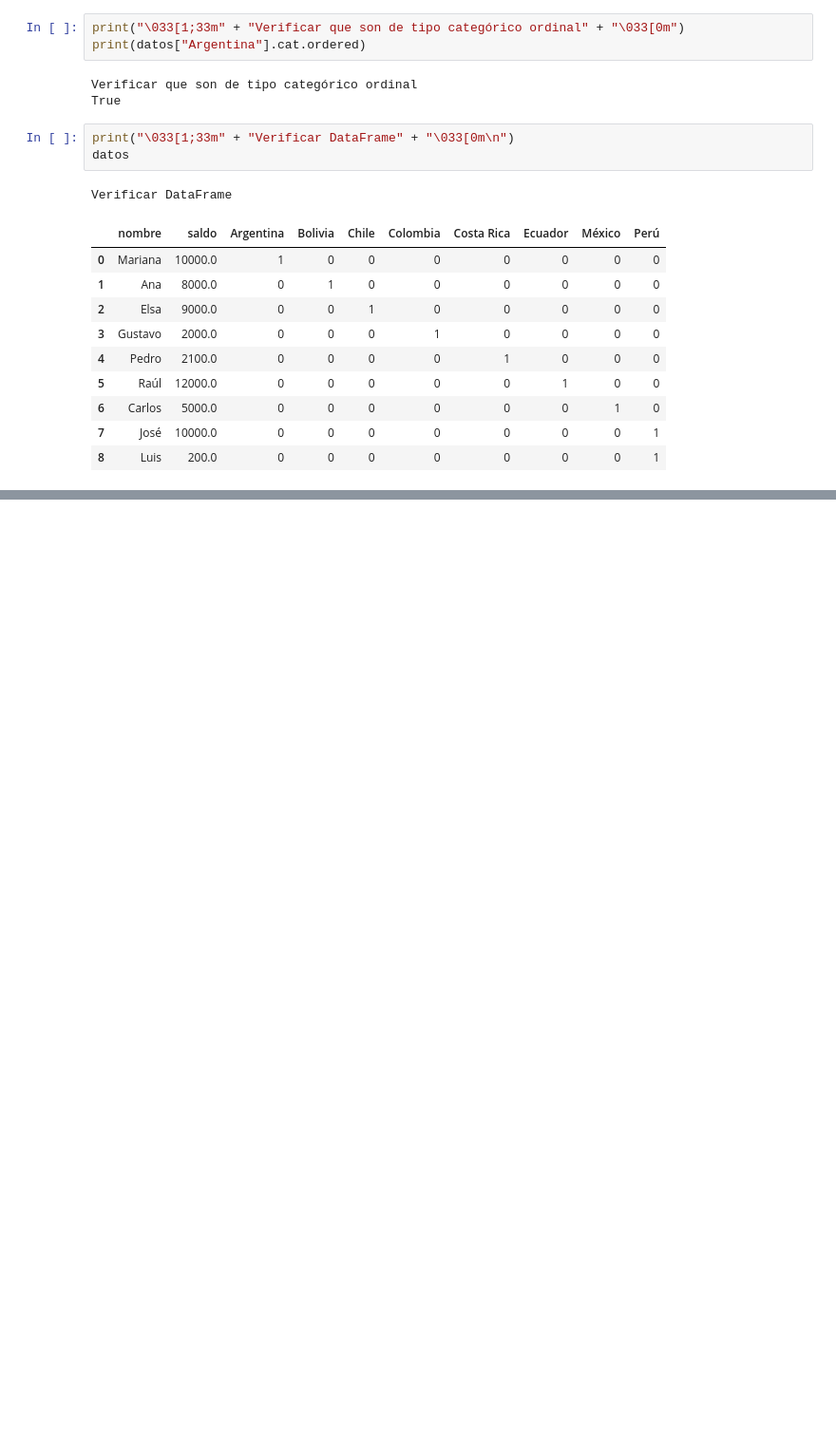
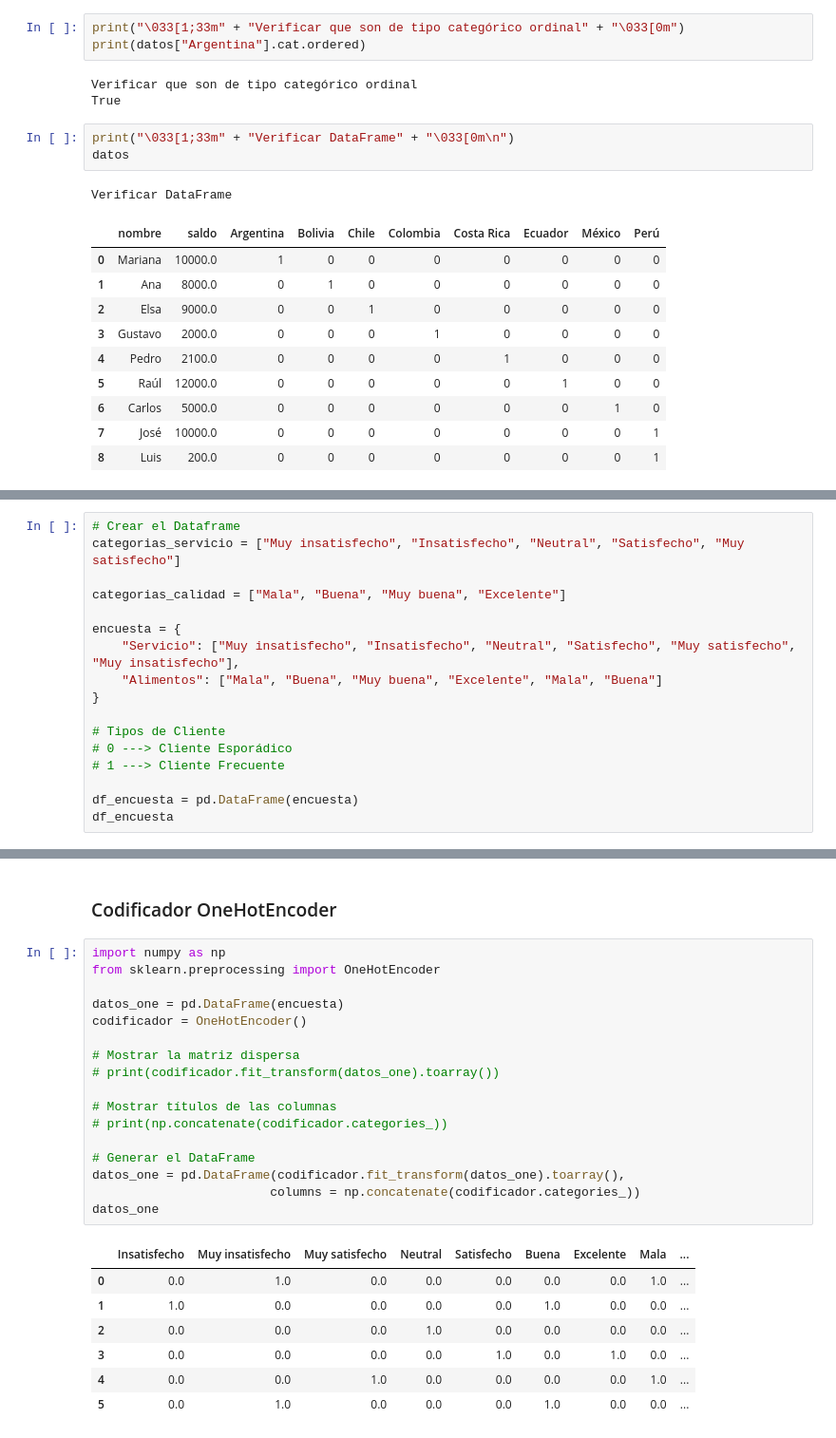
Before and after one commit to NinYuri/Machine_Learning, a Jupyter notebook: pandas/Prácticas/datos_categoricos.ipynb, the cells around one changed output, grey strips where cells are left out. Shown at 95% size. Cells and saved outputs as stored; diff of their text form; blank space fills up the shorter version.

```diff
--- a/pandas/Prácticas/datos_categoricos.ipynb
+++ b/pandas/Prácticas/datos_categoricos.ipynb
@@ -286,0 +288,17 @@ Verificar DataFrame
+# %%
+# Crear el Dataframe
+categorias_servicio = ["Muy insatisfecho", "Insatisfecho", "Neutral", "Satisfecho", "Muy satisfecho"]
+
+categorias_calidad = ["Mala", "Buena", "Muy buena", "Excelente"]
+
+encuesta = {
+    "Servicio": ["Muy insatisfecho", "Insatisfecho", "Neutral", "Satisfecho", "Muy satisfecho", "Muy insatisfecho"],
+    "Alimentos": ["Mala", "Buena", "Muy buena", "Excelente", "Mala", "Buena"]
+}
+
+# Tipos de Cliente
+# 0 ---> Cliente Esporádico
+# 1 ---> Cliente Frecuente
+
+df_encuesta = pd.DataFrame(encuesta)
+df_encuesta
@@ -286,0 +335,27 @@ Verificar DataFrame
+# %% [markdown]
+### Codificador OneHotEncoder
+# %%
+import numpy as np
+from sklearn.preprocessing import OneHotEncoder
+
+datos_one = pd.DataFrame(encuesta)
+codificador = OneHotEncoder()
+
+# Mostrar la matriz dispersa
+# print(codificador.fit_transform(datos_one).toarray())
+
+# Mostrar títulos de las columnas
+# print(np.concatenate(codificador.categories_))
+
+# Generar el DataFrame
+datos_one = pd.DataFrame(codificador.fit_transform(datos_one).toarray(),
+                        columns = np.concatenate(codificador.categories_))
+datos_one
+# %% [output]
+|  | Insatisfecho | Muy insatisfecho | Muy satisfecho | Neutral | Satisfecho | Buena | Excelente | Mala | ... |
+| 0 | 0.0 | 1.0 | 0.0 | 0.0 | 0.0 | 0.0 | 0.0 | 1.0 | ... |
+| 1 | 1.0 | 0.0 | 0.0 | 0.0 | 0.0 | 1.0 | 0.0 | 0.0 | ... |
+| 2 | 0.0 | 0.0 | 0.0 | 1.0 | 0.0 | 0.0 | 0.0 | 0.0 | ... |
+| 3 | 0.0 | 0.0 | 0.0 | 0.0 | 1.0 | 0.0 | 1.0 | 0.0 | ... |
+| 4 | 0.0 | 0.0 | 1.0 | 0.0 | 0.0 | 0.0 | 0.0 | 1.0 | ... |
+| 5 | 0.0 | 1.0 | 0.0 | 0.0 | 0.0 | 1.0 | 0.0 | 0.0 | ... |
```
Also changed, not shown: parts of 5 cells of this notebook, 1 other file.
